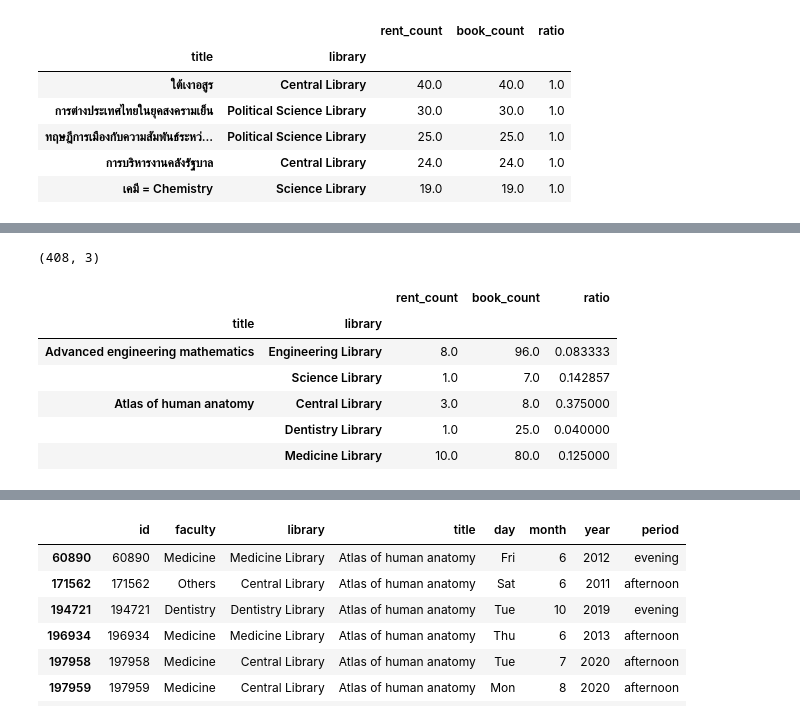
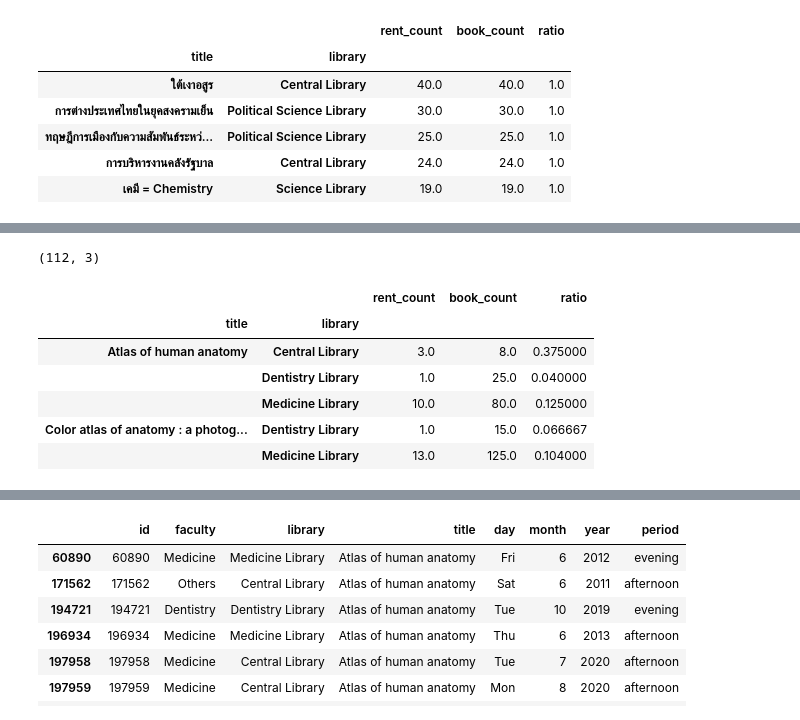
Before and after one commit to puripant/library-dash-public, a Jupyter notebook: notebooks/001_unbalance_book.ipynb, the cells around one changed output, grey strips where cells are left out. Cells and saved outputs as stored; diff of their text form; code cells hidden in the pictures.

```diff
--- a/notebooks/001_unbalance_book.ipynb
+++ b/notebooks/001_unbalance_book.ipynb
@@ -90,24 +90,25 @@ button.on_click(clicked)
 # %%
 def compare(ser):
     book = ser['book_count'].values
     ratio = ser['ratio'].values
+    rent = ser['rent_count'].values
     idx_min = np.argmin(ratio)
     idx_max = np.argmax(ratio)
 #     print(book[idx_max], book[idx_min])
-    unbalance = 1 * book[idx_max] < book[idx_min]
+    unbalance = book[idx_max] < book[idx_min] and rent[idx_max] > rent[idx_min]
     morethan = book.sum() > 100
 #     equal = abs(book.max() - book.min()) < 5
     return unbalance and morethan
 
 unbalance = book_multiple_library.iloc[:].groupby(level=0).filter(compare)
 print(unbalance.shape)
 unbalance.head()
 # %% [output]
-(408, 3)
+(112, 3)
 |  |  | rent_count | book_count | ratio |
 | title | library |  |  |  |
-| Advanced engineering mathematics | Engineering Library | 8.0 | 96.0 | 0.083333 |
-|  | Science Library | 1.0 | 7.0 | 0.142857 |
 | Atlas of human anatomy | Central Library | 3.0 | 8.0 | 0.375000 |
 |  | Dentistry Library | 1.0 | 25.0 | 0.040000 |
 |  | Medicine Library | 10.0 | 80.0 | 0.125000 |
+| Color atlas of anatomy : a photog... | Dentistry Library | 1.0 | 15.0 | 0.066667 |
+|  | Medicine Library | 13.0 | 125.0 | 0.104000 |
```
Also changed, not shown: parts of 1 cell of this notebook, 1 other file.
